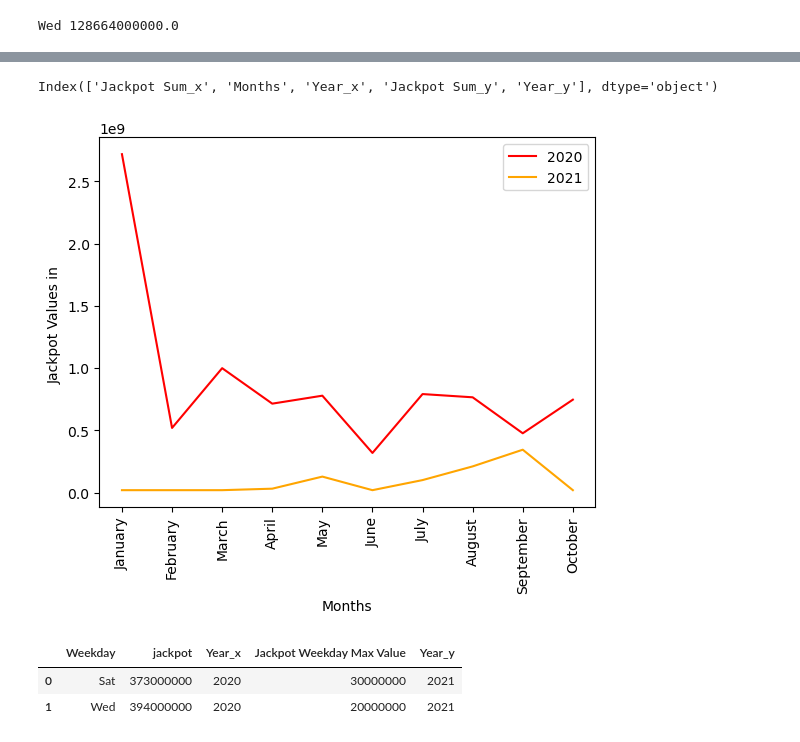
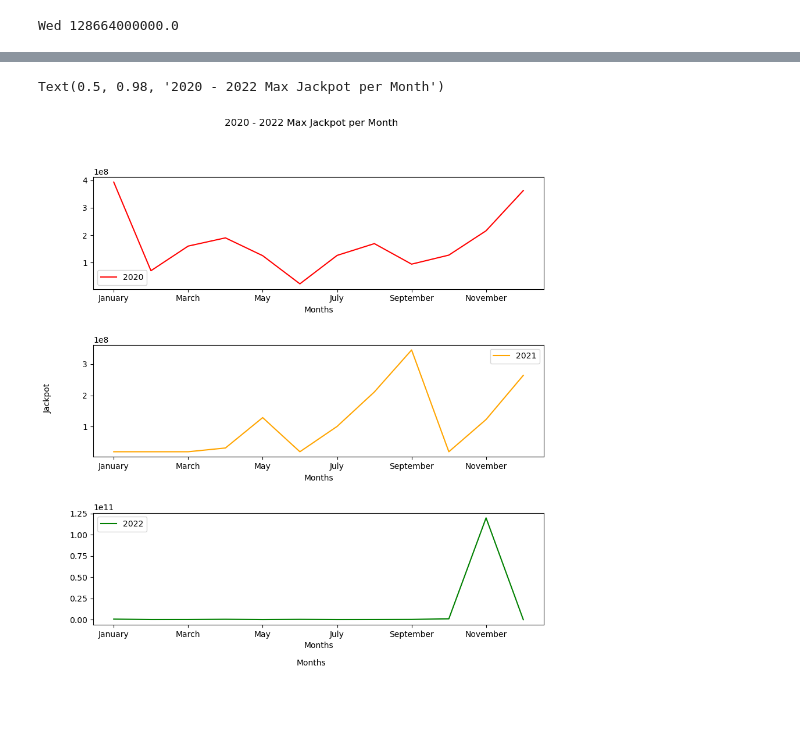
Before and after one commit to JLaydeJ/Project_1, a Jupyter notebook: 2020-2022 Washington State Lottery.ipynb, the cells around one changed output, grey strips where cells are left out. Cells and saved outputs as stored; diff of their text form; code cells hidden in the pictures; blank space fills up the shorter version.

Commit message:
modified 2020, added group graphs

```diff
--- a/2020-2022 Washington State Lottery.ipynb
+++ b/2020-2022 Washington State Lottery.ipynb
@@ -266,7 +273,7 @@ for i in range(1, 13):
     month_data = month.get_group(i)
 
     # take the variable month_data find the greatest
-    jackpot_common_2020[i] = month_data['jackpot'].sum()
+    jackpot_common_2020[i] = month_data['jackpot'].mode().max()
 
 # I utilized pd.DataFrame.from_dict() from https://pandas.pydata.org/docs/reference/api/pandas.DataFrame.from_dict.html
 # to convert my dictionary from my for loop into a DataFrame.
@@ -285,6 +292,8 @@ jackpot_common_months_2020['Months'] = month
 top_months_jackpot = jackpot_common_months_2020.sort_values(by=['Common Jackpot'], ascending = False)
 
 
+# ANSWER QUESTION 4
+
 print(top_months_jackpot.head(5))
 # %% [output]
     Common Jackpot    Months
@@ -675,7 +679,7 @@ data.legend(title = 'Lottery', bbox_to_anchor = (1, 1.02), loc = 'upper left')
 #highest dollar months, top 5.  Question 4
 months_2022df = df_2022[['month','jackpot']]
 
-months_sums2022 = months_2022df.groupby('month')['jackpot'].apply(lambda x: x.sum())
+months_sums2022 = months_2022df.groupby('month')['jackpot'].apply(lambda x: x.max())
 months_list2022 = months_sums2022.sort_values(ascending = False)
 
 months_list2022.head(5)
@@ -807,47 +753,24 @@ concatenated_2020_2021_2022_months_jackpot
-# %%
-merged_2020_2021_months_jackpot.columns
-# %% [output]
-Index(['Jackpot Sum_x', 'Months', 'Year_x', 'Jackpot Sum_y', 'Year_y'], dtype='object')
-# %%
-# Plot 2020 - 2022 together
-months = merged_2020_2021_2022_months_jackpot.Months
-
-jackpot_2020 = merged_2020_2021_2022_months_jackpot['Jackpot Sum 2020']
-jackpot_2021 = merged_2020_2021_2022_months_jackpot['Jackpot Sum 2021']
-# jackpot_2022 = merged_2020_2021_2022_months_jackpot['Jackpot Sum 2022']
-
-jackpot_graph_2020 = plt.plot(months, jackpot_2020, color="red", label="2020" )
-
-jackpot_graph_2021 = plt.plot(months, jackpot_2021, color="orange",label="2021")
-
-# jackpot_graph_2022 = plt.plot(months, jackpot_2022, color="green", label="2022" )
-
-# Extra goodies for the Graph to 'Beautify' it.
-plt.legend(handles=[jackpot_graph_2020[0], jackpot_graph_2021[0]], loc="best")
-plt.xticks(rotation=90)
-plt.xlabel('Months')
-plt.ylabel('Jackpot Values in ')
-
-# Show the chart
-plt.show()
-# %% [output]
-[figure, removed]
-# %%
-# setting up 2020 dataframe to easily be merged to 2021
-fixed_powerball_grouped_2020 = weekday_max_jackpot_2020.reset_index()
-
-fixed_powerball_grouped_2020 = fixed_powerball_grouped_2020.rename(columns = {'weekday' : 'Weekday'})
-
-# added column to 2020 and 2021 so data will have a unique identifier
-fixed_powerball_grouped_2020["Year"] = 2020
-weekday_jackpot_max_df["Year"] = 2021
-
-# merge dataframes for years 2020, 2021, 2022.
-merged_2020_2021_months_jackpot = pd.merge(fixed_powerball_grouped_2020, weekday_jackpot_max_df, on = 'Weekday')
-
-
-merged_2020_2021_months_jackpot
-# %% [output]
-|  | Weekday | jackpot | Year_x | Jackpot Weekday Max Value | Year_y |
-| 0 | Sat | 373000000 | 2020 | 30000000 | 2021 |
-| 1 | Wed | 394000000 | 2020 | 20000000 | 2021 |
+# %%
+#define subplot layout
+fig, axes = plt.subplots(nrows=3, ncols=1, figsize= (10, 10))
+fig.subplots_adjust(hspace=0.5)
+
+#add DataFrames to subplots
+ax1 = jackpot_common_months_2020.plot(x = 'Months', color = 'red', ax=axes[0])
+ax2 = jackpot_df.plot(x = 'Months', color = 'orange', ax=axes[1])
+ax3 = months_sums2022.plot(x = 'Months', color = 'green', ax=axes[2])
+
+#set legend labels
+ax1.legend(['2020'])
+ax2.legend(['2021'])
+ax3.legend(['2022'])
+
+#set x and y labels for the entire figure
+fig.text(0.5, 0.04, 'Months', ha='center')
+fig.text(0.04, 0.5, 'Jackpot', va='center', rotation='vertical')
+
+#set title
+fig.suptitle('2020 - 2022 Max Jackpot per Month')
+# %% [output]
+Text(0.5, 0.98, '2020 - 2022 Max Jackpot per Month')
+[figure, added]
```
Also changed, not shown: parts of 19 cells of this notebook, 1 other file.
